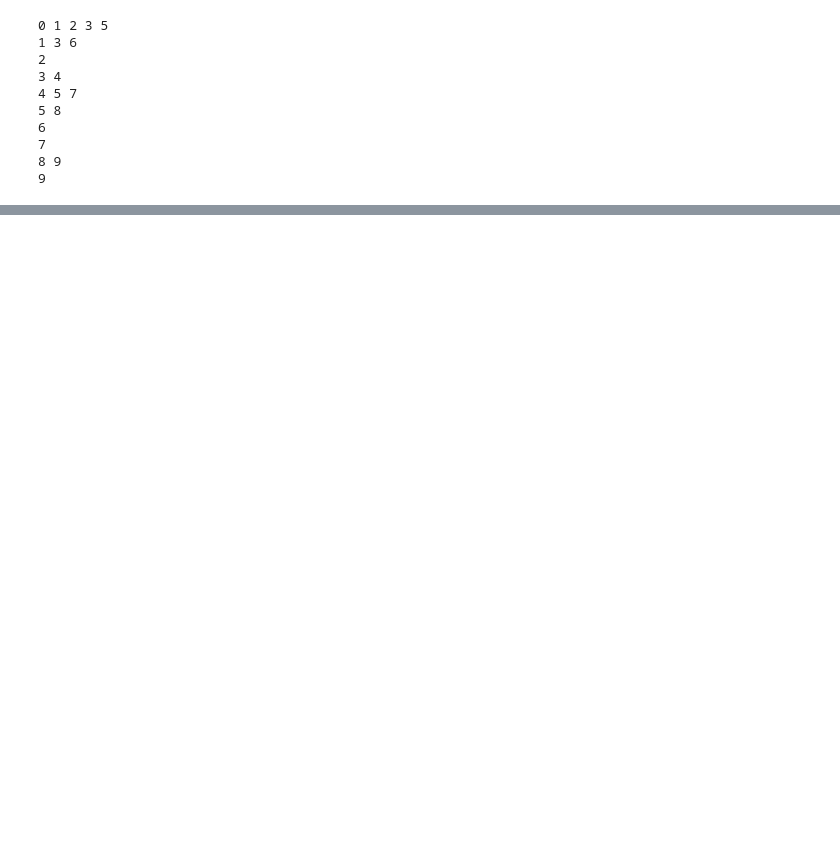
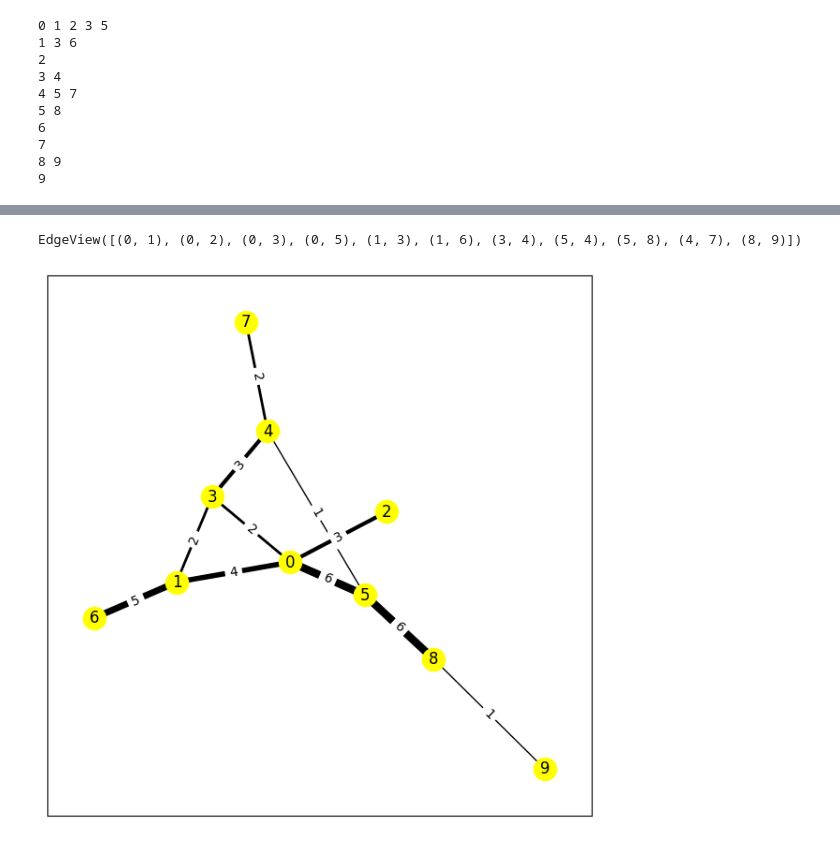
Before and after one commit to anoban/Applied-Social-Network-Analysis-in-Python, a Jupyter notebook: Anoban/Loading Graphs.ipynb, the cells around one changed output, grey strips where cells are left out. Drawn from its saved outputs; the diff is of its cells as text; code cells hidden in the pictures; blank space fills up the shorter version.

```diff
--- a/Anoban/Loading Graphs.ipynb
+++ b/Anoban/Loading Graphs.ipynb
@@ -18,0 +106,15 @@ import matplotlib.pyplot as plt
+# %%
+graph = nx.read_edgelist(r"D:/Applied-Social-Network-Analysis-in-Python/resources/G_edgelist.txt", data = [("weight", np.int64)],
+                         nodetype = np.int64)
+# %%
+graph.edges()
+# %% [output]
+EdgeView([(0, 1), (0, 2), (0, 3), (0, 5), (1, 3), (1, 6), (3, 4), (5, 4), (5, 8), (4, 7), (8, 9)])
+# %%
+posit = nx.spring_layout(graph)
+
+nx.draw_networkx(graph, node_color = "yellow", pos = posit, width = list(nx.get_edge_attributes(graph, name = "weight").values()))
+nx.draw_networkx_edge_labels(graph, pos = posit, edge_labels = nx.get_edge_attributes(graph, name = "weight"))
+plt.show()
+# %% [output]
+[figure, added]
```
Also changed, not shown: parts of 41 cells of this notebook.
